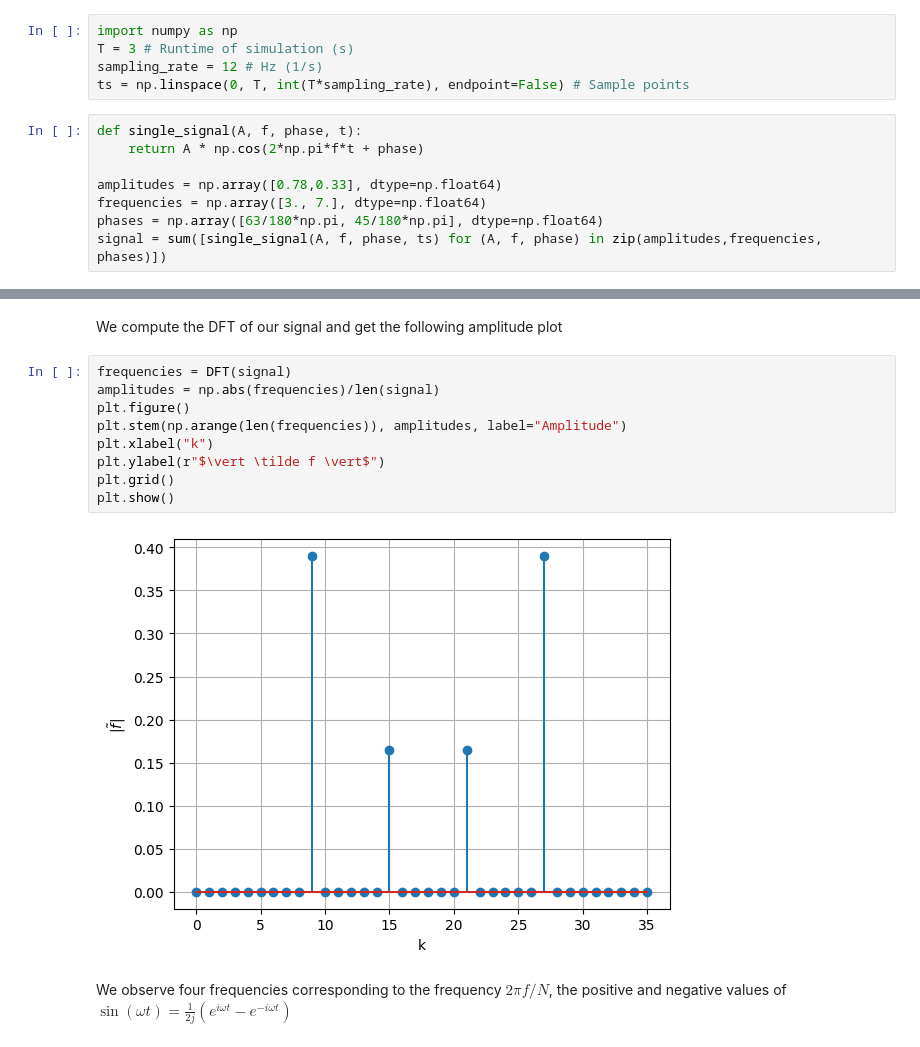
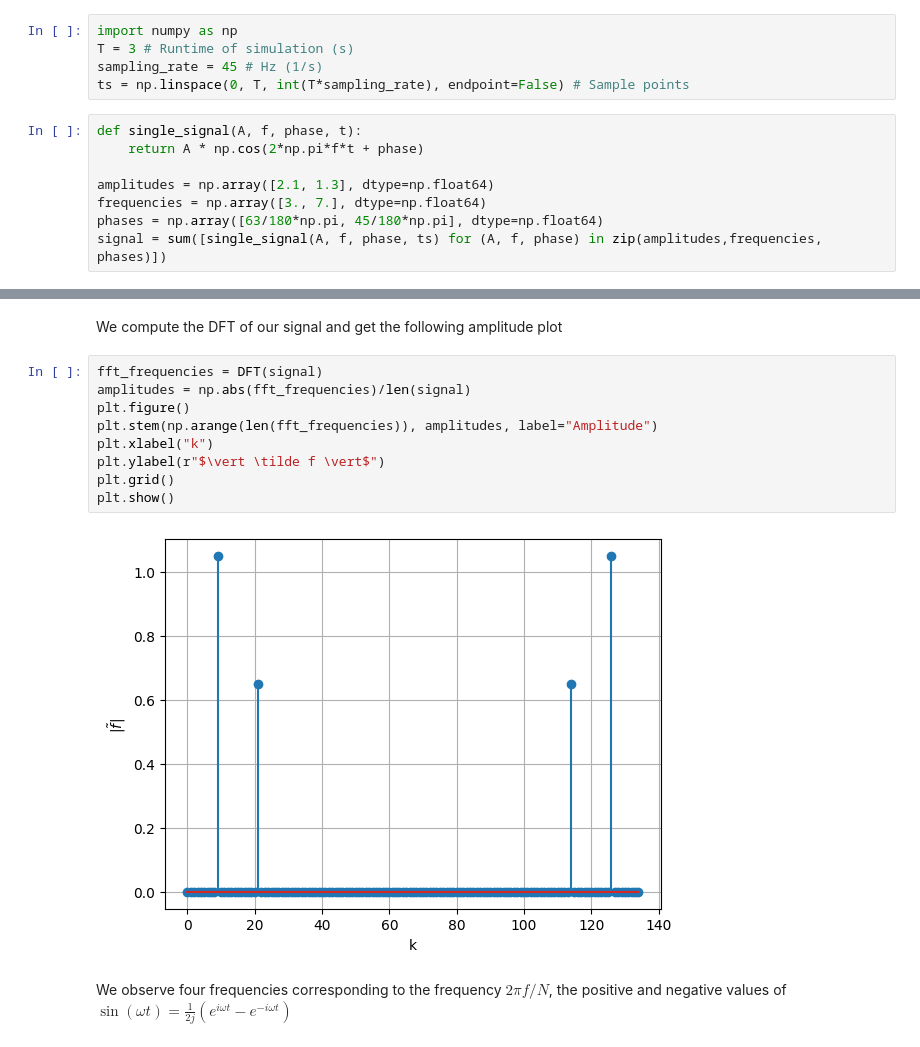
Before and after one commit to jorgensd/GearVibrationWorkshop, a Jupyter notebook: discrete_fourier_transform.ipynb, the cells around one changed output, grey strips where cells are left out. Cells and saved outputs as stored; diff of their text form.

```diff
--- a/discrete_fourier_transform.ipynb
+++ b/discrete_fourier_transform.ipynb
@@ -6,13 +6,13 @@ However, we start by looking at how to analyze signals. We start by generating a
 # %%
 import numpy as np
 T = 3 # Runtime of simulation (s)
-sampling_rate = 12 # Hz (1/s)
+sampling_rate = 45 # Hz (1/s)
 ts = np.linspace(0, T, int(T*sampling_rate), endpoint=False) # Sample points
 # %%
 def single_signal(A, f, phase, t):
     return A * np.cos(2*np.pi*f*t + phase)
 
-amplitudes = np.array([0.78,0.33], dtype=np.float64)
+amplitudes = np.array([2.1, 1.3], dtype=np.float64)
 frequencies = np.array([3., 7.], dtype=np.float64)
 phases = np.array([63/180*np.pi, 45/180*np.pi], dtype=np.float64)
 signal = sum([single_signal(A, f, phase, ts) for (A, f, phase) in zip(amplitudes,frequencies, phases)])
@@ -69,16 +69,16 @@ def iDFT(frequencies: np.ndarray) ->np.ndarray:
 # %% [markdown]
 We compute the DFT of our signal and get the following amplitude plot
 # %%
-frequencies = DFT(signal)
-amplitudes = np.abs(frequencies)/len(signal)
+fft_frequencies = DFT(signal)
+amplitudes = np.abs(fft_frequencies)/len(signal)
 plt.figure()
-plt.stem(np.arange(len(frequencies)), amplitudes, label="Amplitude")
+plt.stem(np.arange(len(fft_frequencies)), amplitudes, label="Amplitude")
 plt.xlabel("k")
 plt.ylabel(r"$\vert \tilde f \vert$")
 plt.grid()
 plt.show()
 # %% [output]
-[figure, old version]
+[figure, new version]
 # %% [markdown]
 We observe four frequencies corresponding to the frequency $2\pi f/N$, the positive and negative values of $\sin(\omega t)=\frac{1}{2j}(e^{i\omega t}-e^{-i\omega t})$
 # %%
```
Also changed, not shown: parts of 19 cells of this notebook, 1 other file.
